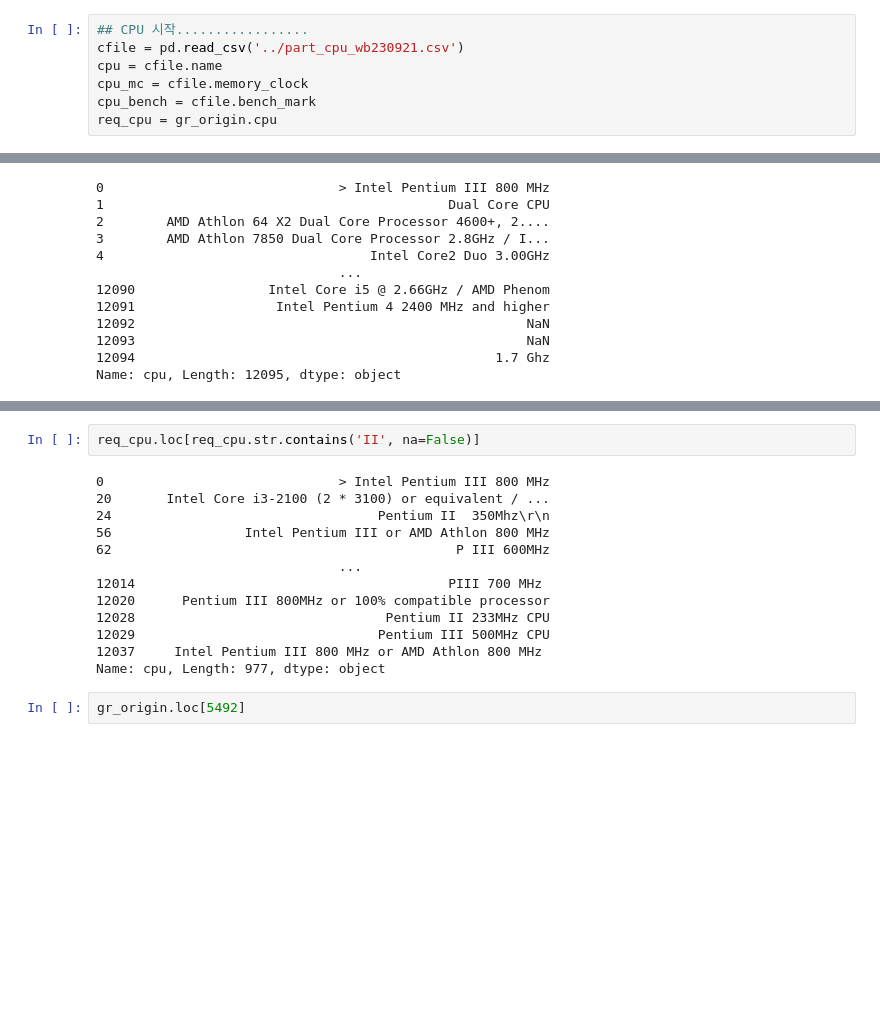
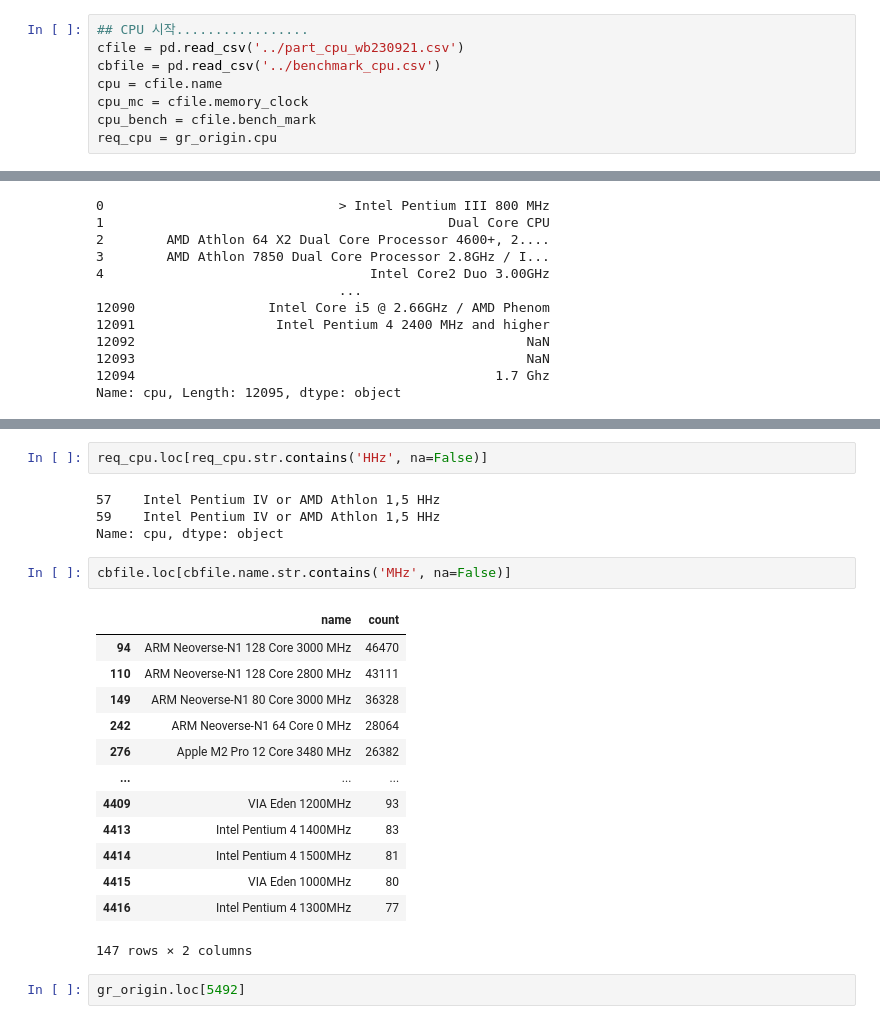
Before and after one commit to park-js515/Cavendish, a Jupyter notebook: data/crawling/Game_modify_requirements.ipynb, the cells around one changed output, grey strips where cells are left out. Cells and saved outputs as stored; diff of their text form; blank space fills up the shorter version.

```diff
--- a/data/crawling/Game_modify_requirements.ipynb
+++ b/data/crawling/Game_modify_requirements.ipynb
@@ -149,6 +149,7 @@ Name: cpu, Length: 12095, dtype: object
 # %%
 ## CPU 시작.................
 cfile = pd.read_csv('../part_cpu_wb230921.csv')
+cbfile = pd.read_csv('../benchmark_cpu.csv')
 cpu = cfile.name
 cpu_mc = cfile.memory_clock
 cpu_bench = cfile.bench_mark
@@ -194,19 +206,26 @@ cpu.loc[cpu.str.contains('애슬론', na=False)]
 Name: name, dtype: object
 # %%
-req_cpu.loc[req_cpu.str.contains('II', na=False)]
+req_cpu.loc[req_cpu.str.contains('HHz', na=False)]
 # %% [output]
-0                              > Intel Pentium III 800 MHz
-20       Intel Core i3-2100 (2 * 3100) or equivalent / ...
-24                                  Pentium II  350Mhz\r\n
-56                 Intel Pentium III or AMD Athlon 800 MHz
-62                                            P III 600MHz
-                               ...
-12014                                        PIII 700 MHz
-12020      Pentium III 800MHz or 100% compatible processor
-12028                                Pentium II 233MHz CPU
-12029                               Pentium III 500MHz CPU
-12037     Intel Pentium III 800 MHz or AMD Athlon 800 MHz
-Name: cpu, Length: 977, dtype: object
+57    Intel Pentium IV or AMD Athlon 1,5 HHz
+59    Intel Pentium IV or AMD Athlon 1,5 HHz
+Name: cpu, dtype: object
+# %%
+cbfile.loc[cbfile.name.str.contains('MHz', na=False)]
+# %% [output]
+|  | name | count |
+| 94 | ARM Neoverse-N1 128 Core 3000 MHz | 46470 |
+| 110 | ARM Neoverse-N1 128 Core 2800 MHz | 43111 |
+| 149 | ARM Neoverse-N1 80 Core 3000 MHz | 36328 |
+| 242 | ARM Neoverse-N1 64 Core 0 MHz | 28064 |
+| 276 | Apple M2 Pro 12 Core 3480 MHz | 26382 |
+| ... | ... | ... |
+| 4409 | VIA Eden 1200MHz | 93 |
+| 4413 | Intel Pentium 4 1400MHz | 83 |
+| 4414 | Intel Pentium 4 1500MHz | 81 |
+| 4415 | VIA Eden 1000MHz | 80 |
+| 4416 | Intel Pentium 4 1300MHz | 77 |
+147 rows × 2 columns
 # %%
 gr_origin.loc[5492]
 # %% [output]
```
Also changed, not shown: parts of 18 cells of this notebook.
